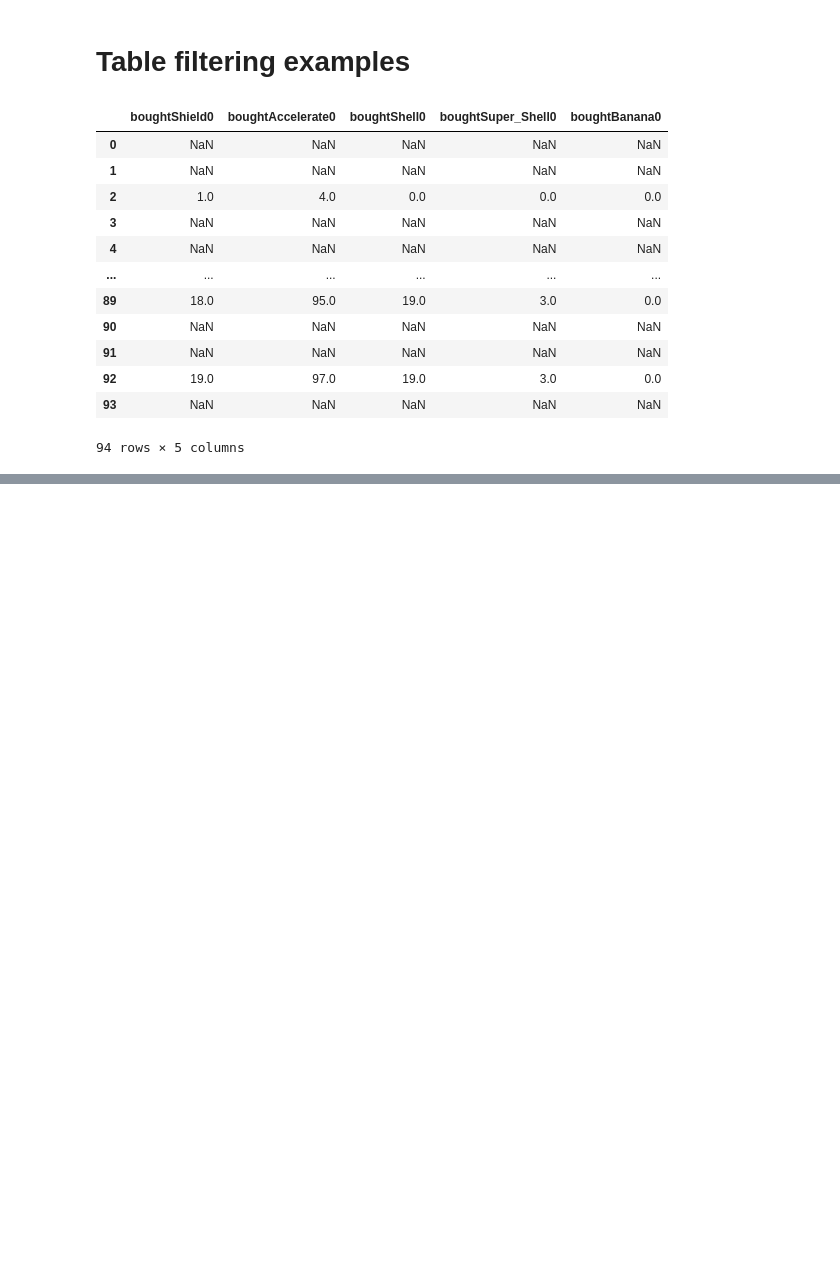
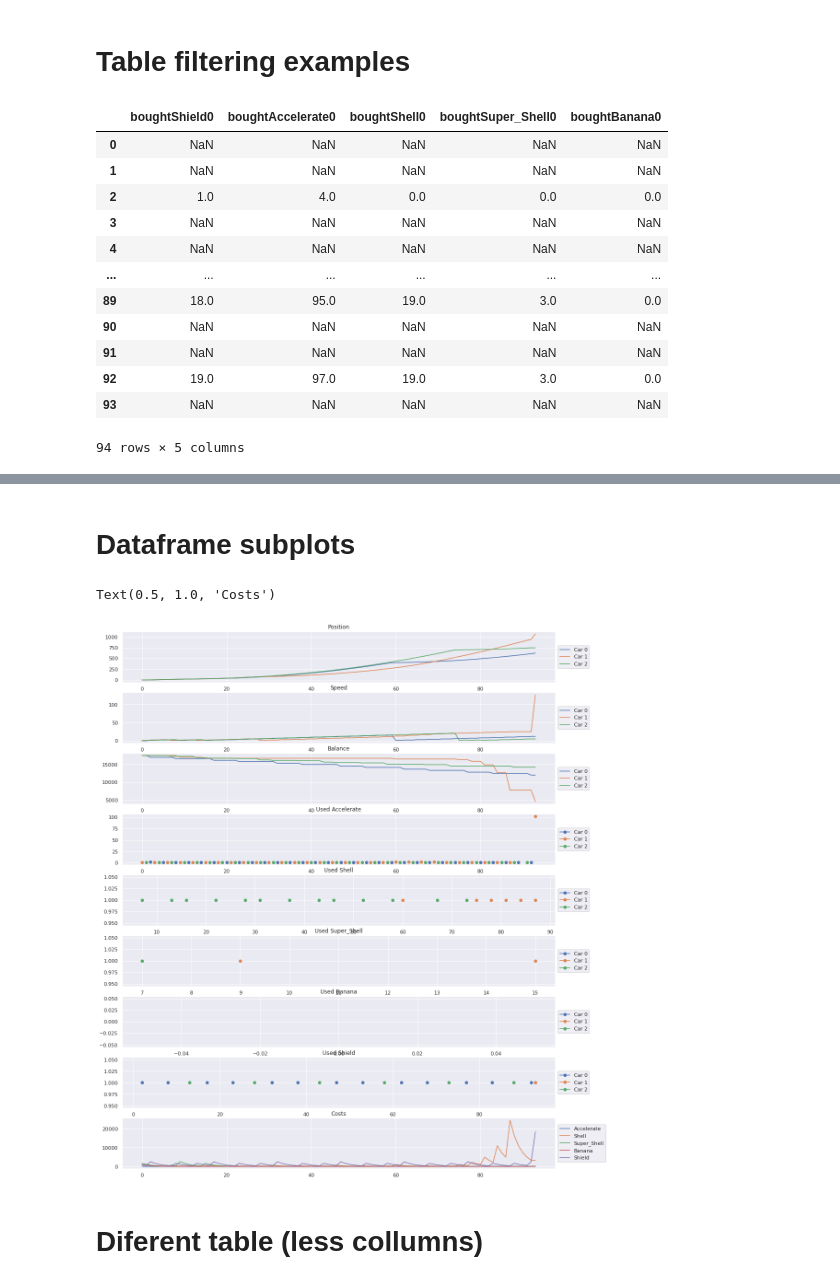
Before and after one commit to ZePedroResende/0xMonaco, a Jupyter notebook: notebooks/LogAnalysis.ipynb, the cells around one changed output, grey strips where cells are left out. Cells and saved outputs as stored; diff of their text form; code cells hidden in the pictures; blank space fills up the shorter version.

```diff
--- a/notebooks/LogAnalysis.ipynb
+++ b/notebooks/LogAnalysis.ipynb
@@ -545,0 +533,51 @@ Warning: Total number of columns (45) exceeds max_columns (20) limiting to first
+# %% [markdown]
+# Dataframe subplots
+# %%
+
+figure, axis = plt.subplots(9,1, figsize=(15,20))
+
+# For Position Function
+for i in range(0,3) :
+    df.plot( y="position"+str(i), use_index=True, ax=axis[0],  label=('Car {car}'.format( car=i)))
+axis[0].legend(loc='center left', bbox_to_anchor=(1, 0.5))
+axis[0].set_title("Position")
+
+# For Speed Function
+for i in range(0,3) :
+    df.plot( y="speed"+str(i), use_index=True, ax=axis[1],  label=('Car {car}'.format( car=i)))
+axis[1].legend(loc='center left', bbox_to_anchor=(1, 0.5))
+axis[1].set_title("Speed")
+
+# For Balance
+for i in range(0,3) :
+    df.plot( y="balance"+str(i), use_index=True, ax=axis[2],  label=('Car {car}'.format( car=i)))
+axis[2].legend(loc='center left', bbox_to_anchor=(1, 0.5))
+axis[2].set_title("Balance")
+
+# Buys
+for id, x in enumerate(["Accelerate", "Shell","Super_Shell", "Banana","Shield"]) :
+  for i in range(0,3) :
+    df.replace(0, np.nan).plot( y="used" + x + str(i), use_index=True, marker='o',ax=axis[3 + id],  label=('Car {car}'.format( car=i)))
+  axis[3 + id].legend(loc='center left', bbox_to_anchor=(1, 0.5))
+  axis[3 + id].set_title("Used " + x)
+
+#
+#x = list(range(0, len(shield[0])))
+#for i in range(0,3) :
+#    df.plot( y="balance"+str(i), use_index=True, ax=axis[4],  label=('Car {car}'.format( car=i)))
+#    axis[4].scatter(x, list(map(lambda x: None if x == 0 else x, shield[i])), label=('Car {car}'.format( car=i)))
+#
+#axis[4].legend(loc='center left', bbox_to_anchor=(1, 0.5))
+#axis[4].set_title("Shield")
+#
+x = list(range(0, len(positions[0])))
+for a in ["Accelerate", "Shell", "Super_Shell", "Banana", "Shield"] :
+    df.plot( y="cost"+str(a), use_index=True, ax=axis[8],  label=('{action}'.format( action=a)))
+
+axis[8].legend(loc='center left', bbox_to_anchor=(1, 0.5))
+axis[8].set_title("Costs")
+# %% [output]
+Text(0.5, 1.0, 'Costs')
+[figure, added]
+# %% [markdown]
+# Diferent table (less collumns)
```
Also changed, not shown: parts of 25 cells of this notebook.
